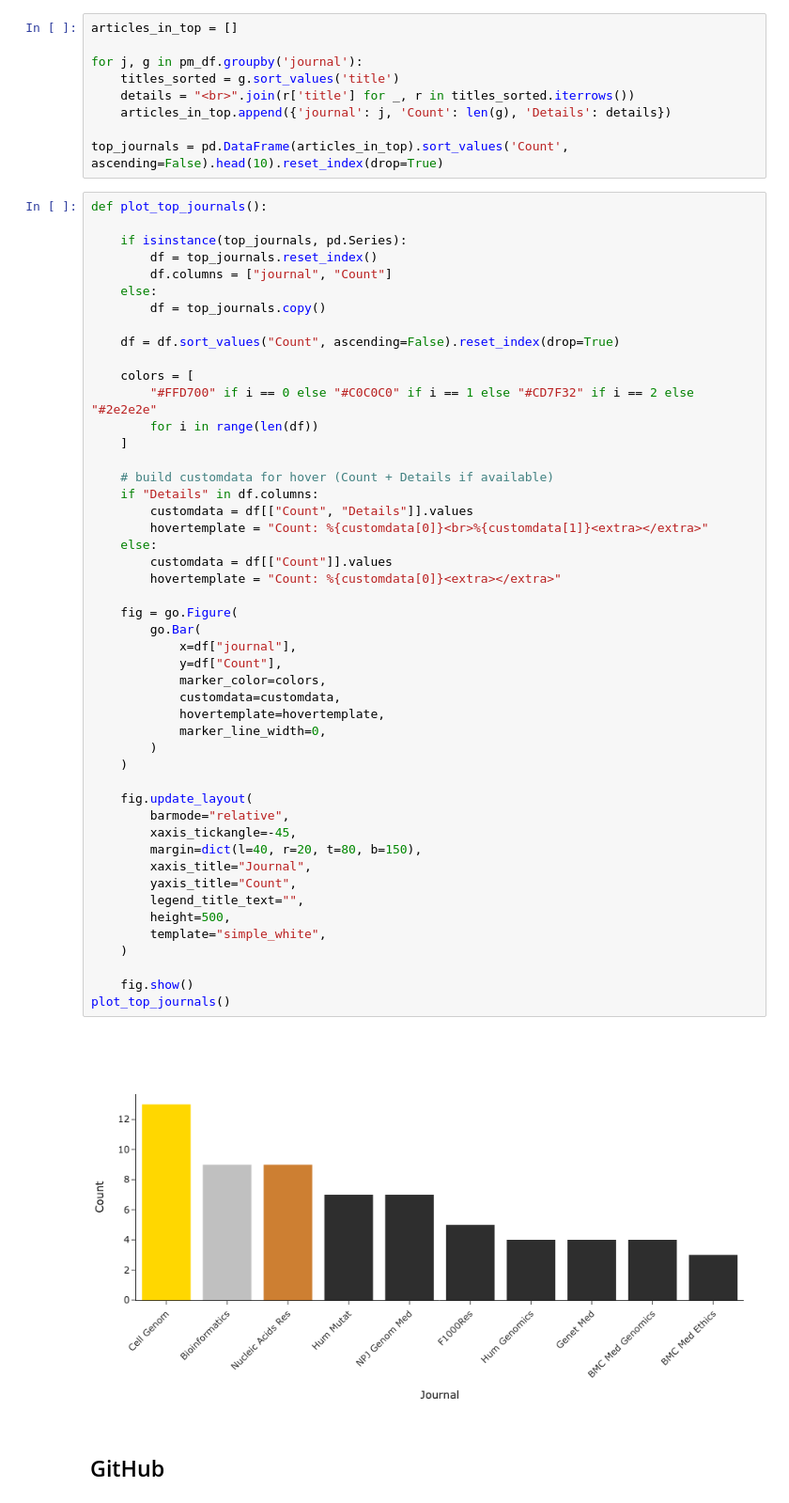
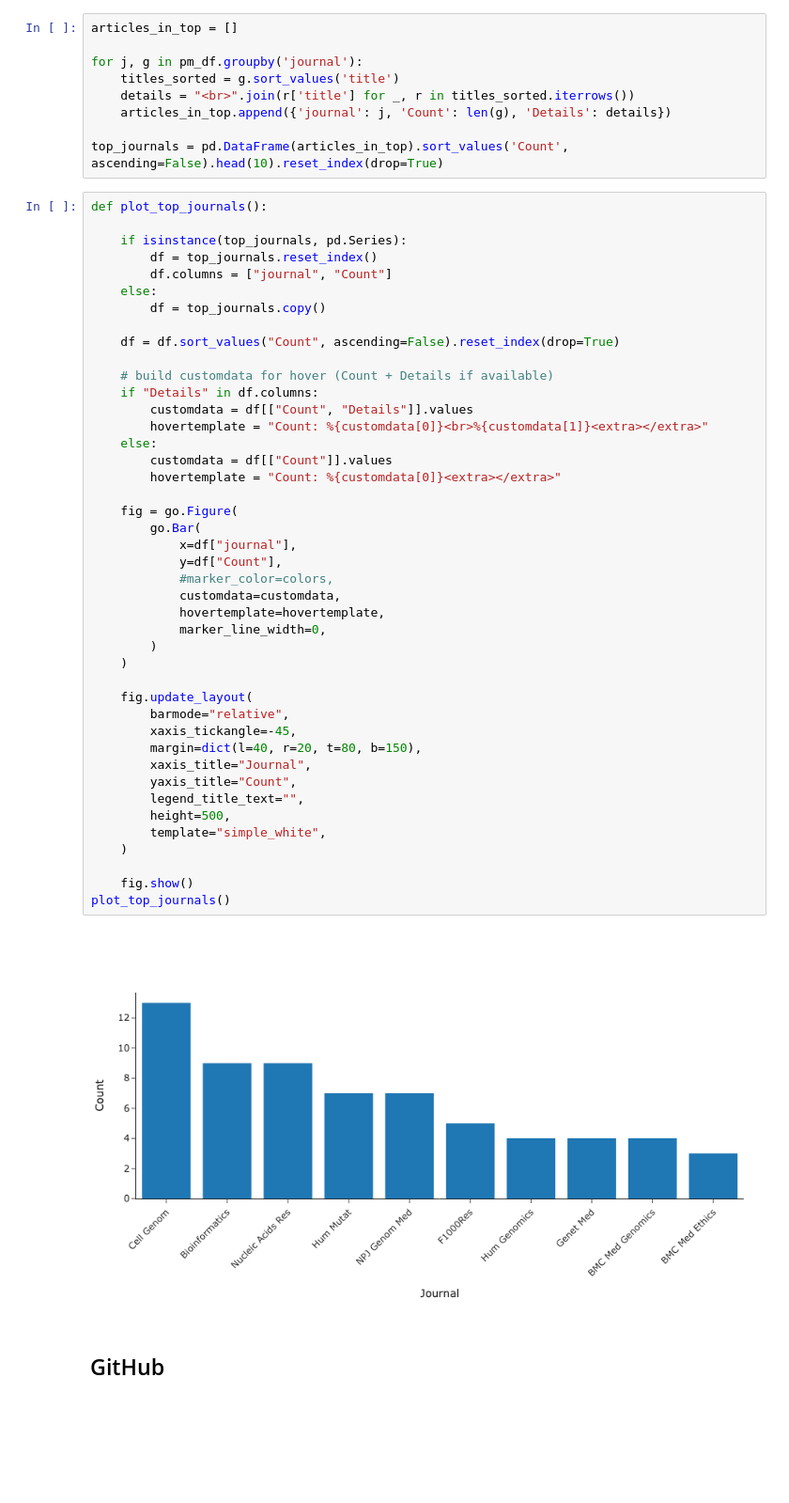
Before and after one commit to ga4gh/analytics-dashboard, a Jupyter notebook: notebooks/Analytics_Dashboard.ipynb, the cells around one changed output. Shown: that part at 94% size. Cells and saved outputs as stored; diff of their text form; blank space fills up the shorter version.

```diff
--- a/notebooks/Analytics_Dashboard.ipynb
+++ b/notebooks/Analytics_Dashboard.ipynb
@@ -360,46 +360,41 @@ def plot_top_journals():
         df = top_journals.copy()
 
     df = df.sort_values("Count", ascending=False).reset_index(drop=True)
-
-    colors = [
-        "#FFD700" if i == 0 else "#C0C0C0" if i == 1 else "#CD7F32" if i == 2 else "#2e2e2e"
-        for i in range(len(df))
-    ]
 
     # build customdata for hover (Count + Details if available)
     if "Details" in df.columns:
         customdata = df[["Count", "Details"]].values
         hovertemplate = "Count: %{customdata[0]}<br>%{customdata[1]}<extra></extra>"
     else:
         customdata = df[["Count"]].values
         hovertemplate = "Count: %{customdata[0]}<extra></extra>"
 
     fig = go.Figure(
         go.Bar(
             x=df["journal"],
             y=df["Count"],
-            marker_color=colors,
+            #marker_color=colors,
             customdata=customdata,
             hovertemplate=hovertemplate,
             marker_line_width=0,
         )
     )
 
     fig.update_layout(
         barmode="relative",
         xaxis_tickangle=-45,
         margin=dict(l=40, r=20, t=80, b=150),
         xaxis_title="Journal",
         yaxis_title="Count",
         legend_title_text="",
         height=500,
         template="simple_white",
     )
 
     fig.show()
 plot_top_journals()
 # %% [output]
-[figure, old version]
+[figure, new version]
 # %% [markdown]
 ## GitHub
 # %%
```
Also changed, not shown: parts of 2 cells of this notebook.
